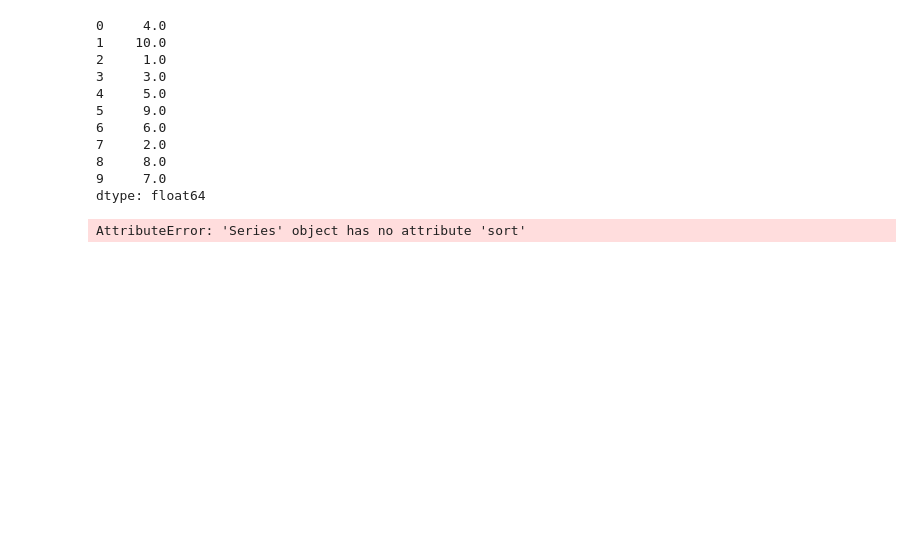
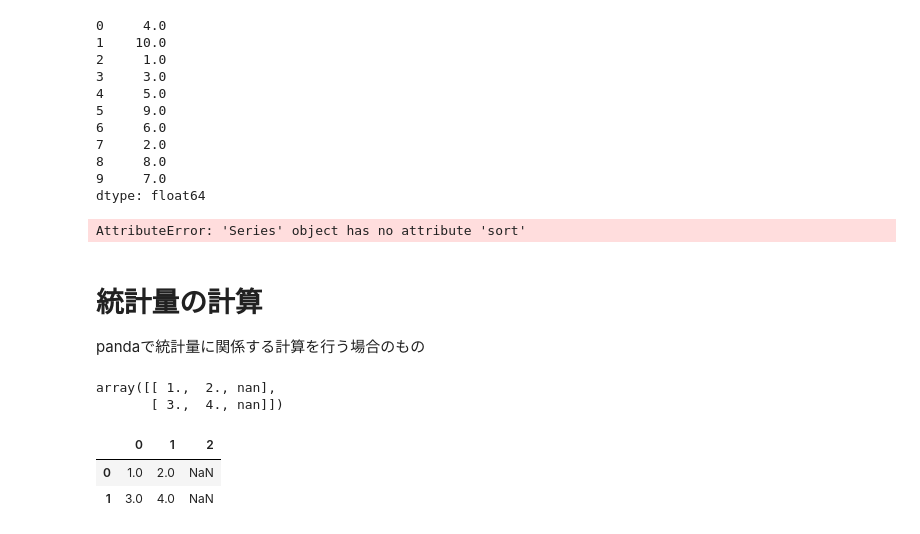
Before and after one commit to largekind/DataScience, a Jupyter notebook: pandas.ipynb, the cells around one changed output. Cells and saved outputs as stored; diff of their text form; code cells hidden in the pictures; blank space fills up the shorter version.

```diff
--- a/pandas.ipynb
+++ b/pandas.ipynb
@@ -491,3 +491,22 @@ sor3 = Series(randn(10))
 #sor3.sort()
 # %% [output]
 AttributeError: 'Series' object has no attribute 'sort'
+# %% [markdown]
+# 統計量の計算
+
+pandaで統計量に関係する計算を行う場合のもの
+# %%
+from pandas import Series,DataFrame
+
+serl =  np.array([[1,2,np.nan],[3,4,np.nan]])
+serl
+# %% [output]
+array([[ 1.,  2., nan],
+       [ 3.,  4., nan]])
+# %%
+dframe1 = DataFrame(serl)
+dframe1
+# %% [output]
+|  | 0 | 1 | 2 |
+| 0 | 1.0 | 2.0 | NaN |
+| 1 | 3.0 | 4.0 | NaN |
```
